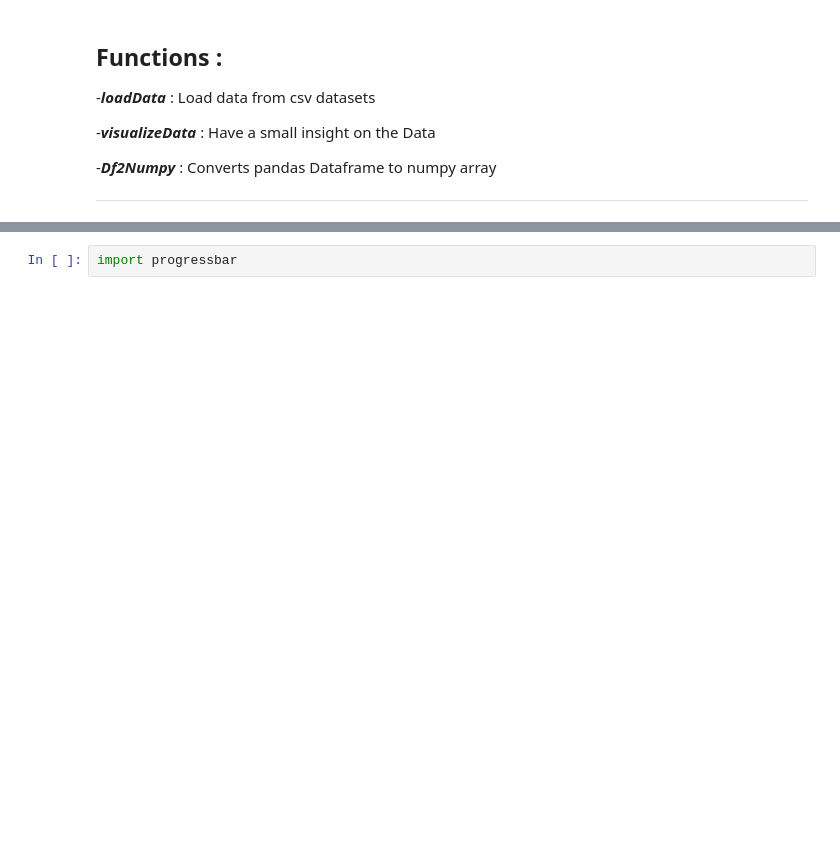
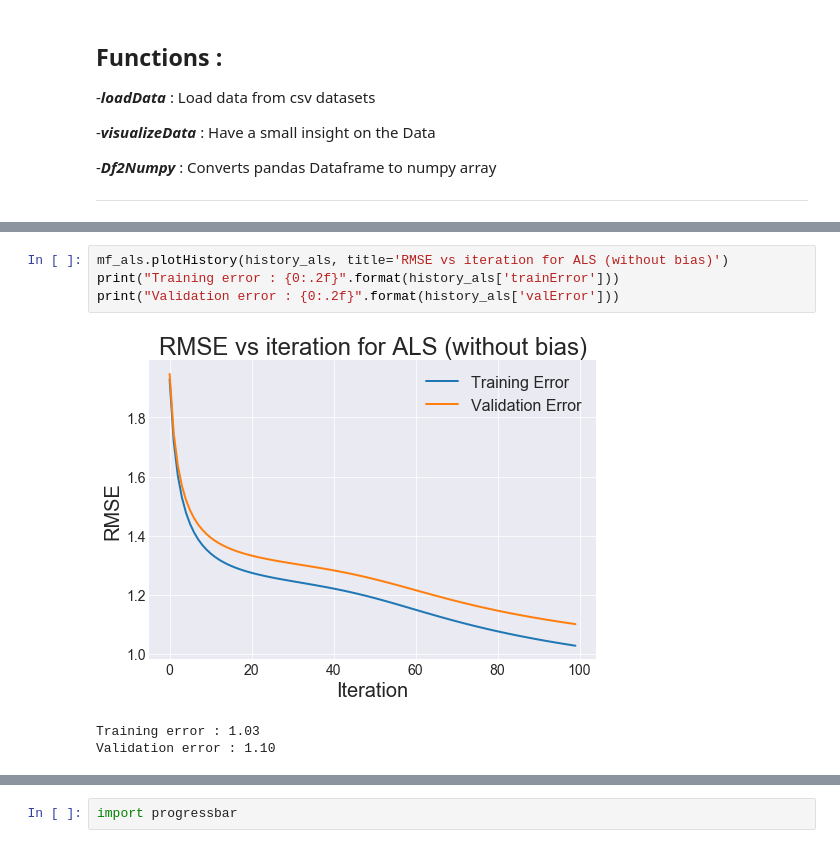
Before and after one commit to VincentGouteux/ProjectMF, a Jupyter notebook: MatrixFacto.ipynb, the cells around one changed output, grey strips where cells are left out. Drawn from its saved outputs; the diff is of its cells as text; blank space fills up the shorter version.

```diff
--- a/MatrixFacto.ipynb
+++ b/MatrixFacto.ipynb
@@ -567,0 +526,8 @@ import numpy as np
+# %%
+mf_als.plotHistory(history_als, title='RMSE vs iteration for ALS (without bias)')
+print("Training error : {0:.2f}".format(history_als['trainError']))
+print("Validation error : {0:.2f}".format(history_als['valError']))
+# %% [output]
+[figure, added]
+Training error : 1.03
+Validation error : 1.10
```
Also changed, not shown: parts of 23 cells of this notebook.
